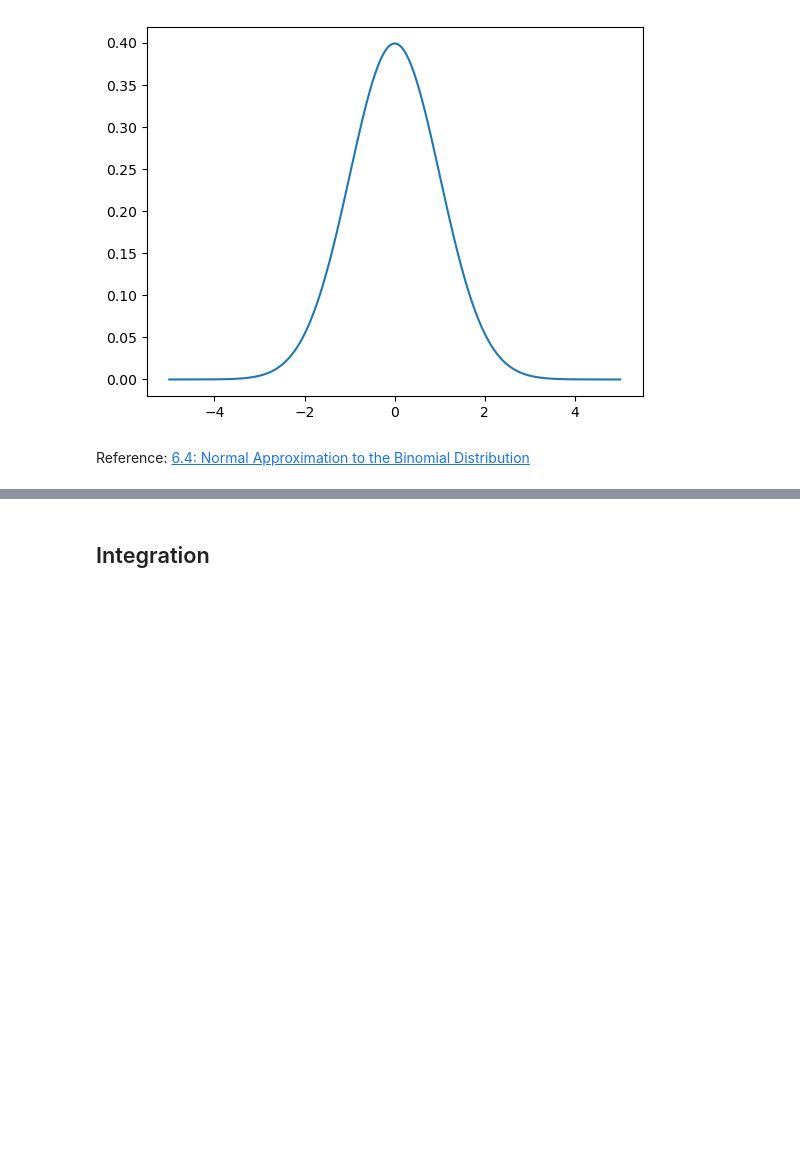
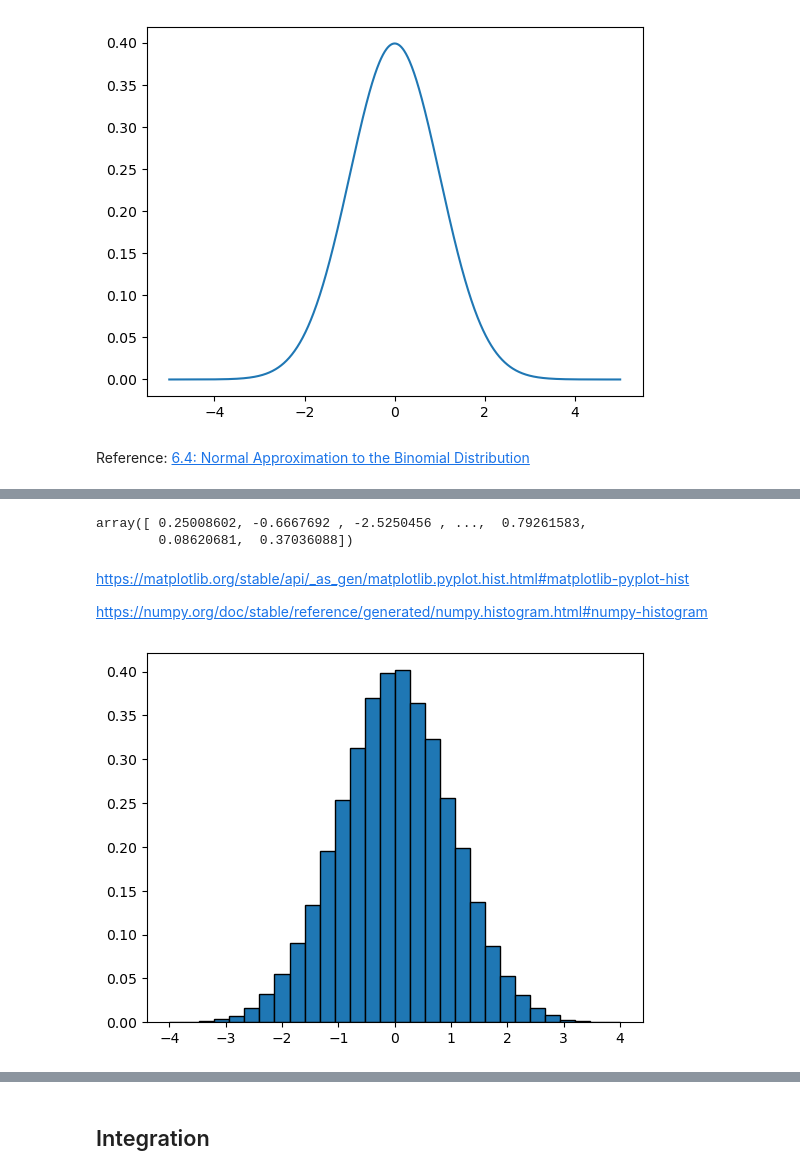
Before and after one commit to ianmcloughlin/2425_applied_statistics, a Jupyter notebook: 03_normal.ipynb, the cells around one changed output, grey strips where cells are left out. Drawn from its saved outputs; the diff is of its cells as text; code cells hidden in the pictures; blank space fills up the shorter version.

```diff
--- a/03_normal.ipynb
+++ b/03_normal.ipynb
@@ -266,0 +297,21 @@ ax.set_ylabel('Count');
+# %%
+# Generate a random normal sample.
+data = np.random.normal(size=100000)
+
+# Show.
+data
+# %% [output]
+array([ 0.25008602, -0.6667692 , -2.5250456 , ...,  0.79261583,
+        0.08620681,  0.37036088])
+# %% [markdown]
+https://matplotlib.org/stable/api/_as_gen/matplotlib.pyplot.hist.html#matplotlib-pyplot-hist
+
+https://numpy.org/doc/stable/reference/generated/numpy.histogram.html#numpy-histogram
+# %%
+# Create a blank plot.
+fig, ax = plt.subplots()
+
+# Create a histogram.
+ax.hist(data, edgecolor='black', density=True, bins=np.linspace(-4, 4, 31));
+# %% [output]
+[figure, added]
```
Also changed, not shown: parts of 24 cells of this notebook.
